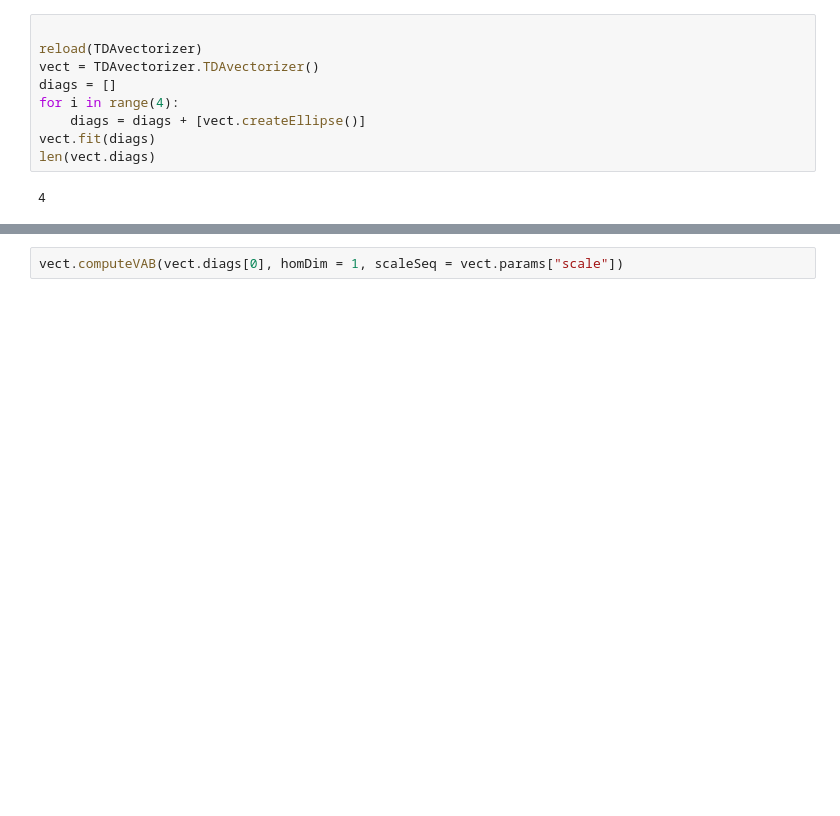
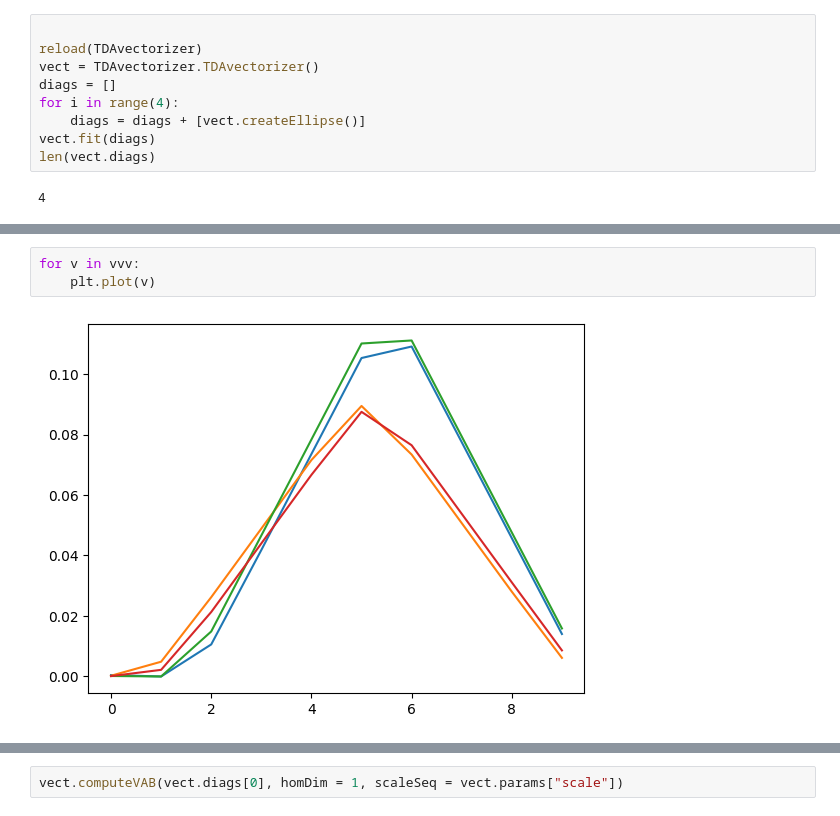
Before and after one commit to ALuchinsky/vpb_python, a Jupyter notebook: python/test_TDAvectorizer.ipynb, the cells around one changed output, grey strips where cells are left out. Cells and saved outputs as stored; diff of their text form; blank space fills up the shorter version.

```diff
--- a/python/test_TDAvectorizer.ipynb
+++ b/python/test_TDAvectorizer.ipynb
@@ -22,0 +50,5 @@ VAB
+# %%
+for v in vvv:
+    plt.plot(v)
+# %% [output]
+[figure, added]
```
Also changed, not shown: parts of 7 cells of this notebook, 1 other file.
